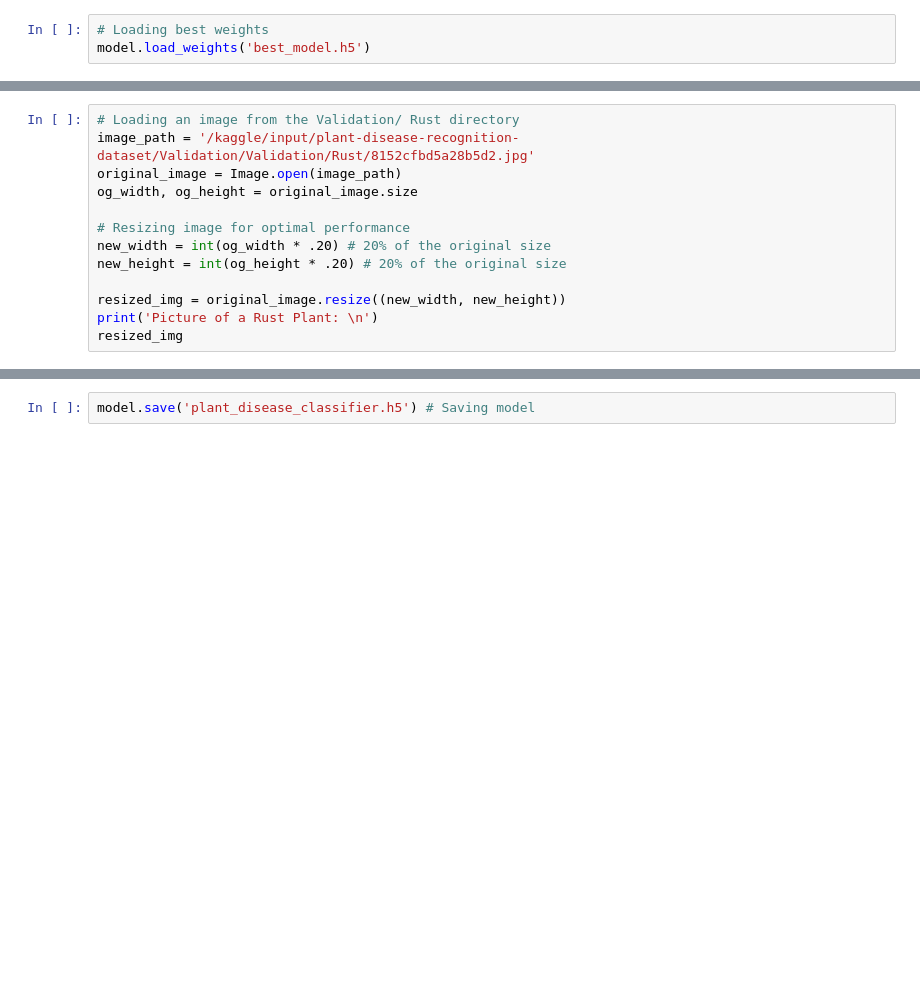
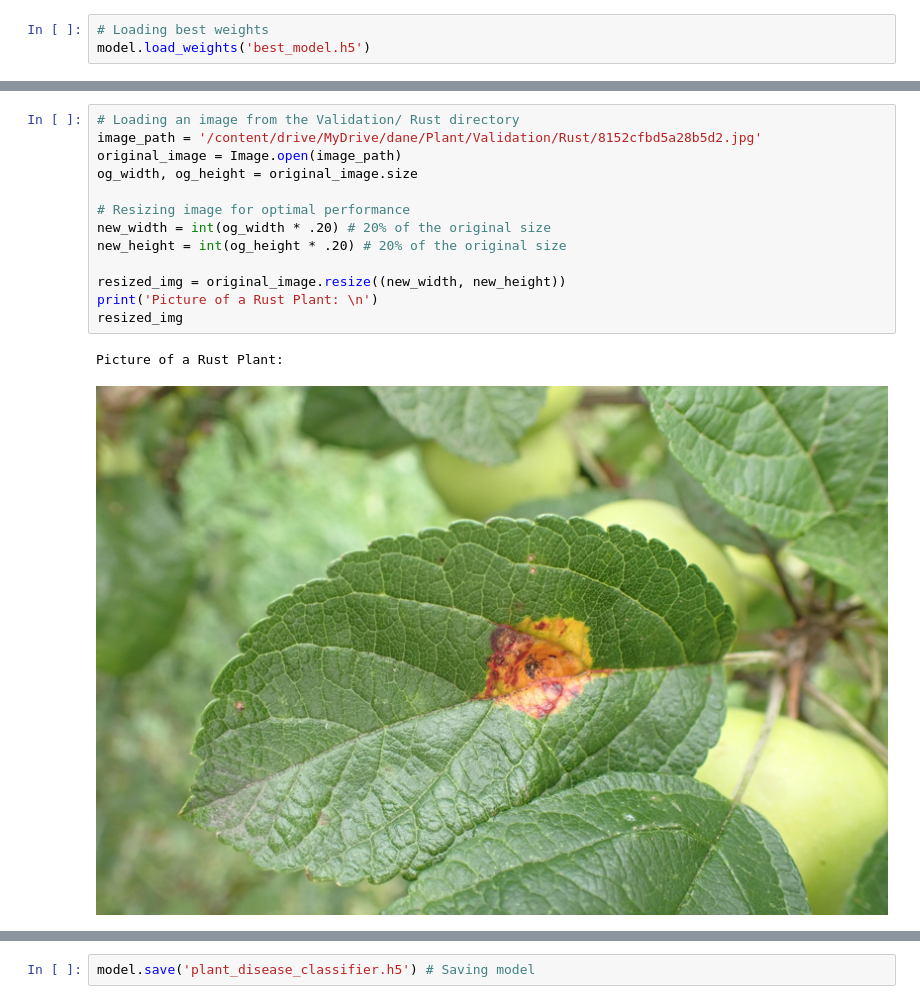
Before and after one commit to adalbertii/Modele---klasyfikacyjne, a Jupyter notebook: CNN_plant_case.ipynb, the cells around one changed output, grey strips where cells are left out. Drawn from its saved outputs; the diff is of its cells as text; blank space fills up the shorter version.

```diff
--- a/CNN_plant_case.ipynb
+++ b/CNN_plant_case.ipynb
@@ -473,16 +712,19 @@ print(f'\nConfidence Score: {preds[0][preds_class]}')
 # %%
 # Loading an image from the Validation/ Rust directory
-image_path = '/kaggle/input/plant-disease-recognition-dataset/Validation/Validation/Rust/8152cfbd5a28b5d2.jpg'
+image_path = '/content/drive/MyDrive/dane/Plant/Validation/Rust/8152cfbd5a28b5d2.jpg'
 original_image = Image.open(image_path)
 og_width, og_height = original_image.size
 
 # Resizing image for optimal performance
 new_width = int(og_width * .20) # 20% of the original size
 new_height = int(og_height * .20) # 20% of the original size
 
 resized_img = original_image.resize((new_width, new_height))
 print('Picture of a Rust Plant: \n')
 resized_img
+# %% [output]
+Picture of a Rust Plant:
+[figure, added]
 # %%
 # Manually preprocessing image
 preprocessed_image = original_image.resize((256, 256))
```
Also changed, not shown: parts of 26 cells of this notebook.
